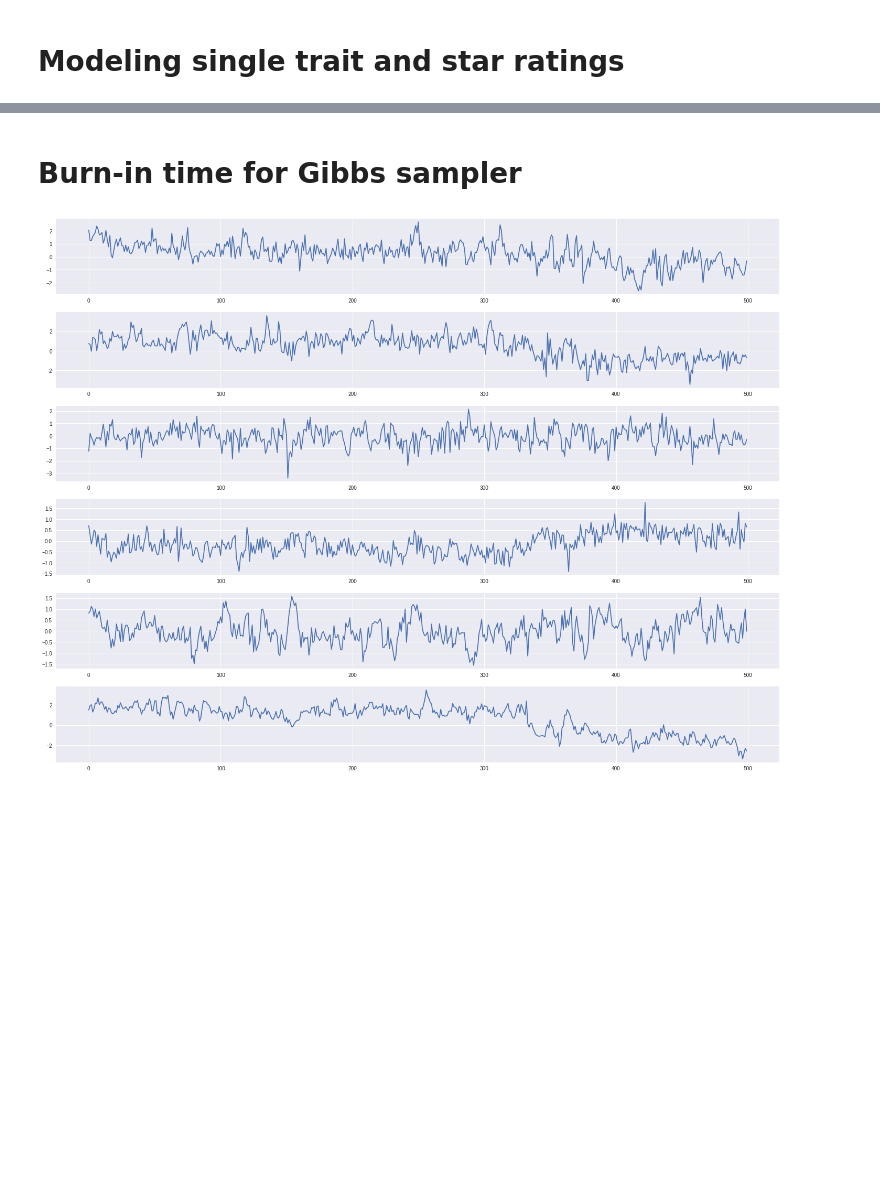
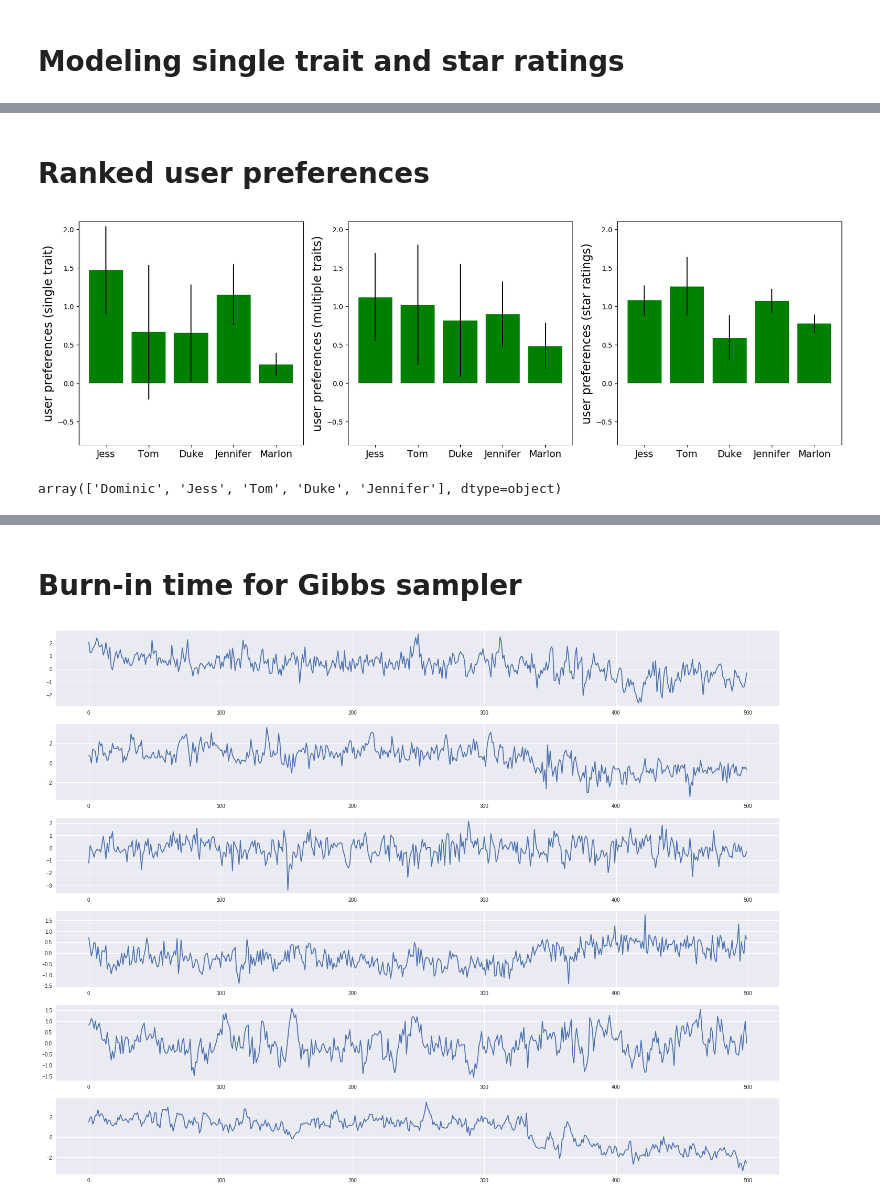
Before and after one commit to ioanab95/Colaborative-Filtering, a Jupyter notebook: collaborative_filtering.ipynb, the cells around one changed output, grey strips where cells are left out. Saved outputs shown, nothing was run; the diff lists cells and outputs as text; code cells hidden in the pictures; blank space fills up the shorter version.

```diff
--- a/collaborative_filtering.ipynb
+++ b/collaborative_filtering.ipynb
@@ -552,0 +579,3 @@ NameError: name 'star_threshold_samples' is not defined
+# %%
+star_restaurant_traits_samples = np.loadtxt("restaurant_traits_samples.txt")
+star_user_preferences_samples = np.loadtxt("user_preferences_samples.txt")
@@ -552,0 +617,52 @@ NameError: name 'star_threshold_samples' is not defined
+# %% [markdown]
+# Ranked user preferences
+# %%
+users=[7, 115, 363, 560, 300]
+users_names = [7, 100, 363, 560, 300, 140]
+
+mean_single_preferences = np.mean(single_trait_user_preferences_samples[:, users], axis=0)
+std_single_preferences = np.std(single_trait_user_preferences_samples[:, users], axis=0)
+
+mean_multiple_preferences = np.mean(multiple_traits_user_preferences_samples[:, users], axis=0)[:,0]
+std_multiple_preferences = np.std(multiple_traits_user_preferences_samples[:, users], axis=0)[:,0]
+
+mean_star_preferences = np.mean(star_user_preferences_samples[:, users], axis=0)
+std_star_preferences = np.std(star_user_preferences_samples[:, users], axis=0)
+#rank_order = np.argsort(mean_preferences)[::-1]
+
+with matplotlib.rc_context({'figure.figsize': [20,20], 'xtick.labelsize': 14}):
+    fig = plt.figure()
+    x = np.arange(len(users))
+
+    ax = fig.add_subplot(3, 3, 1)
+    #fig.tight_layout()
+
+    ax.bar(x, mean_single_preferences, align='center', width=.8, yerr=std_single_preferences, color='green')
+    ax.set_xticklabels(users_df.iloc[users_names]['name'].values)
+    ax.set_ylabel('user preferences (single trait)', fontsize='xx-large')
+    ax.set_ylim([-0.8, 2.1])
+
+    ax = fig.add_subplot(3, 3, 2)
+    #fig.tight_layout()
+
+    ax.bar(x, mean_multiple_preferences, align='center', width=.8, yerr=std_multiple_preferences, color='green')
+    ax.set_xticklabels(users_df.iloc[users_names]['name'].values)
+    ax.set_ylabel('user preferences (multiple traits)', fontsize='xx-large')
+    ax.set_ylim([-0.8, 2.1])
+
+    ax = fig.add_subplot(3, 3, 3)
+    #fig.tight_layout([-0.8, 2])
+
+    ax.bar(x, mean_star_preferences, align='center', width=.8, yerr=std_star_preferences, color='green')
+    ax.set_xticklabels(users_df.iloc[users_names]['name'].values)
+    ax.set_ylabel('user preferences (star ratings)', fontsize='xx-large')
+    ax.set_ylim([-0.8, 2.1])
+
+plt.savefig('user_preferences_variance.pdf')
+plt.show()
+# %% [output]
+[figure, added]
+# %%
+users_df.iloc[users]['name'].values
+# %% [output]
+array(['Dominic', 'Jess', 'Tom', 'Duke', 'Jennifer'], dtype=object)
```
Also changed, not shown: parts of 24 cells of this notebook.
